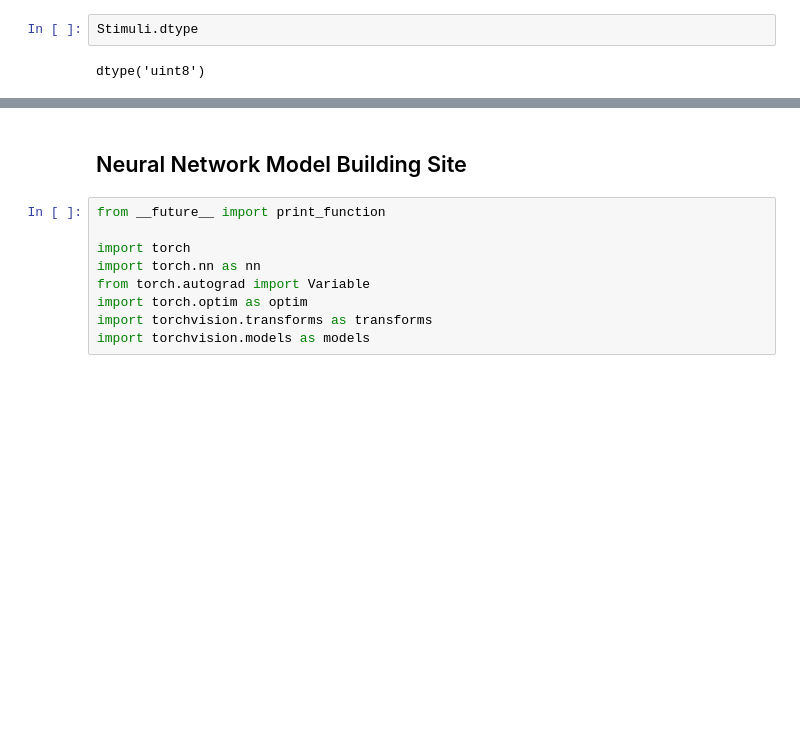
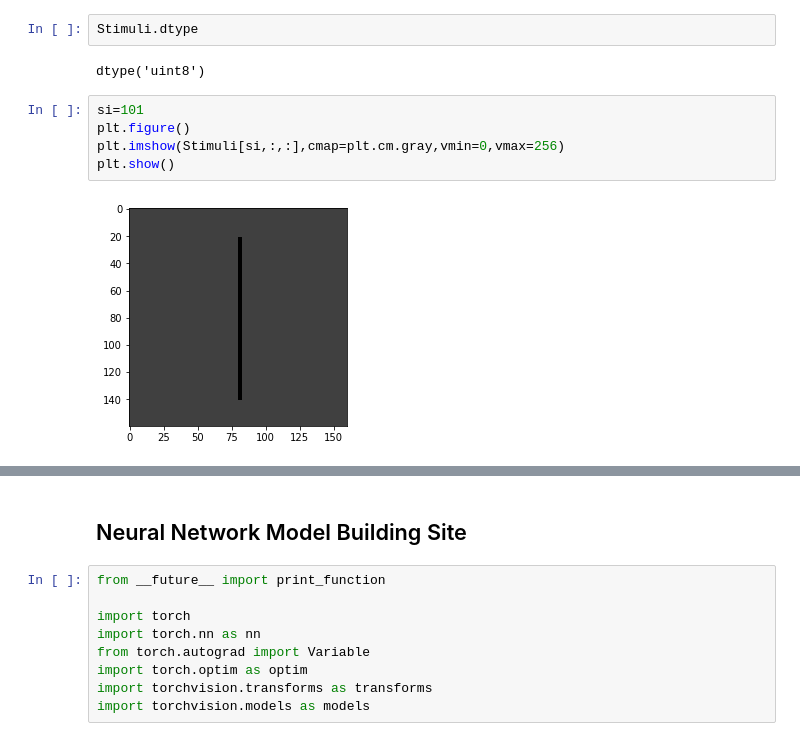
Before and after one commit to Animadversio/2p-V1-population-coding-data-analysis, a Jupyter notebook: V1 CNN Demo.ipynb, the cells around one changed output, grey strips where cells are left out. Saved outputs shown, nothing was run; the diff lists cells and outputs as text; blank space fills up the shorter version.

```diff
--- a/V1 CNN Demo.ipynb
+++ b/V1 CNN Demo.ipynb
@@ -48,3 +78,10 @@ Stimuli.shape
 Stimuli.dtype
 # %% [output]
 dtype('uint8')
+# %%
+si=101
+plt.figure()
+plt.imshow(Stimuli[si,:,:],cmap=plt.cm.gray,vmin=0,vmax=256)
+plt.show()
+# %% [output]
+[figure, added]
```
Also changed, not shown: parts of 21 cells of this notebook.
